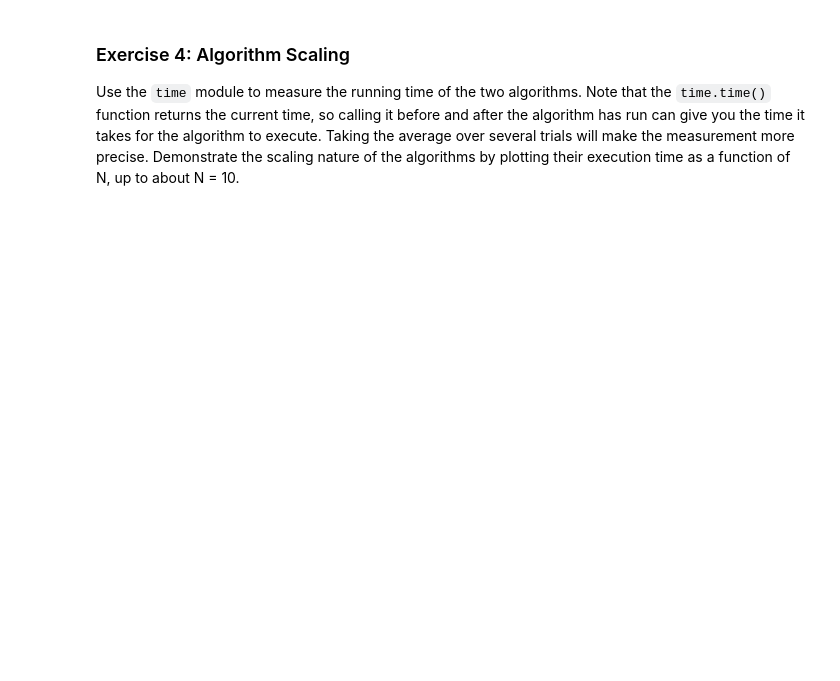
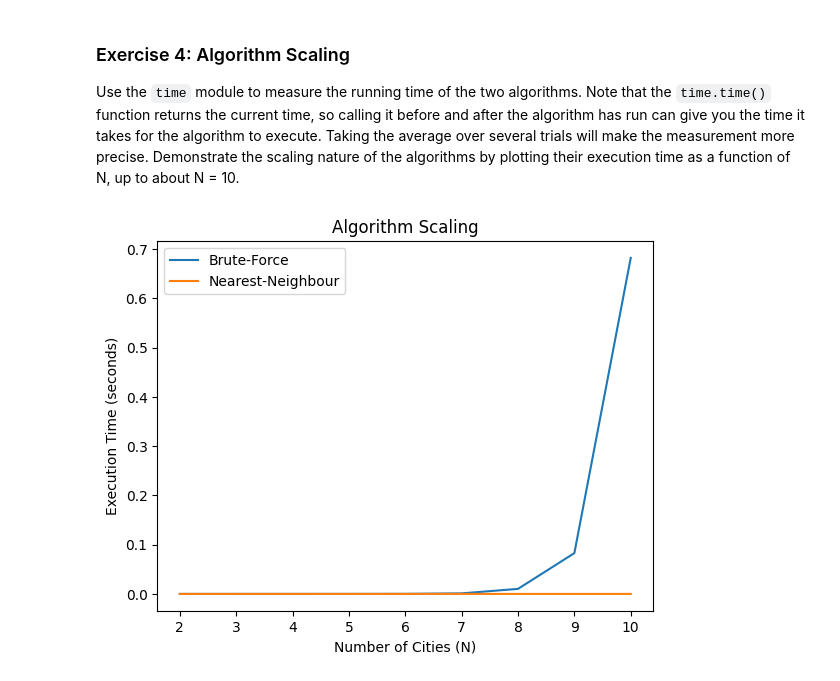
Before and after one commit to emkalan/comp215, a Jupyter notebook: labs/lab05_scaling.ipynb, the cells around one changed output. Saved outputs shown, nothing was run; the diff lists cells and outputs as text; code cells hidden in the pictures; blank space fills up the shorter version.

```diff
--- a/labs/lab05_scaling.ipynb
+++ b/labs/lab05_scaling.ipynb
@@ -105,0 +283,29 @@ Use the `time` module to measure the running time of the two algorithms.  Note t
+# %%
+# Ex 4: your code here
+time_brute_force = []
+time_nearest_neighbour = []
+N_values = range(2, 11)  # number of cities from 2 to 10
+
+for N in N_values:
+    city_map = setup_map(N)
+    distances = calculate_distances(city_map)
+
+    start_time = time.time()
+    brute_force(city_map, distances)
+    elapsed_time_brute_force = time.time() - start_time
+    time_brute_force.append(elapsed_time_brute_force)
+
+    start_time = time.time()
+    nearest_neighbour(city_map, distances)
+    elapsed_time_nearest_neighbour = time.time() - start_time
+    time_nearest_neighbour.append(elapsed_time_nearest_neighbour)
+
+plt.plot(N_values, time_brute_force, label="Brute-Force")
+plt.plot(N_values, time_nearest_neighbour, label="Nearest-Neighbour")
+plt.xlabel("Number of Cities (N)")
+plt.ylabel("Execution Time (seconds)")
+plt.title("Algorithm Scaling")
+plt.legend()
+plt.show()
+# %% [output]
+[figure, added]
```
Also changed, not shown: parts of 8 cells of this notebook.
